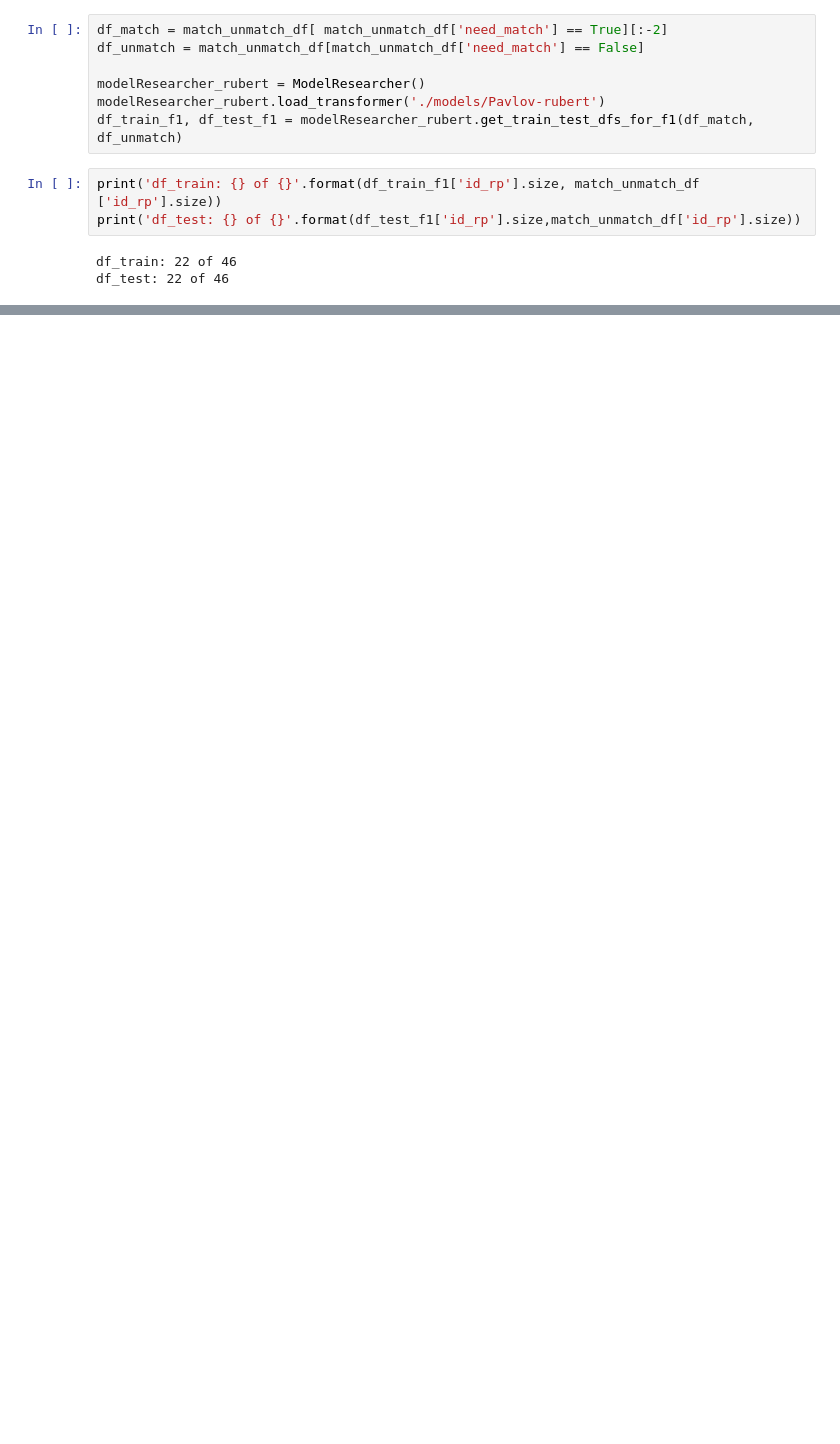
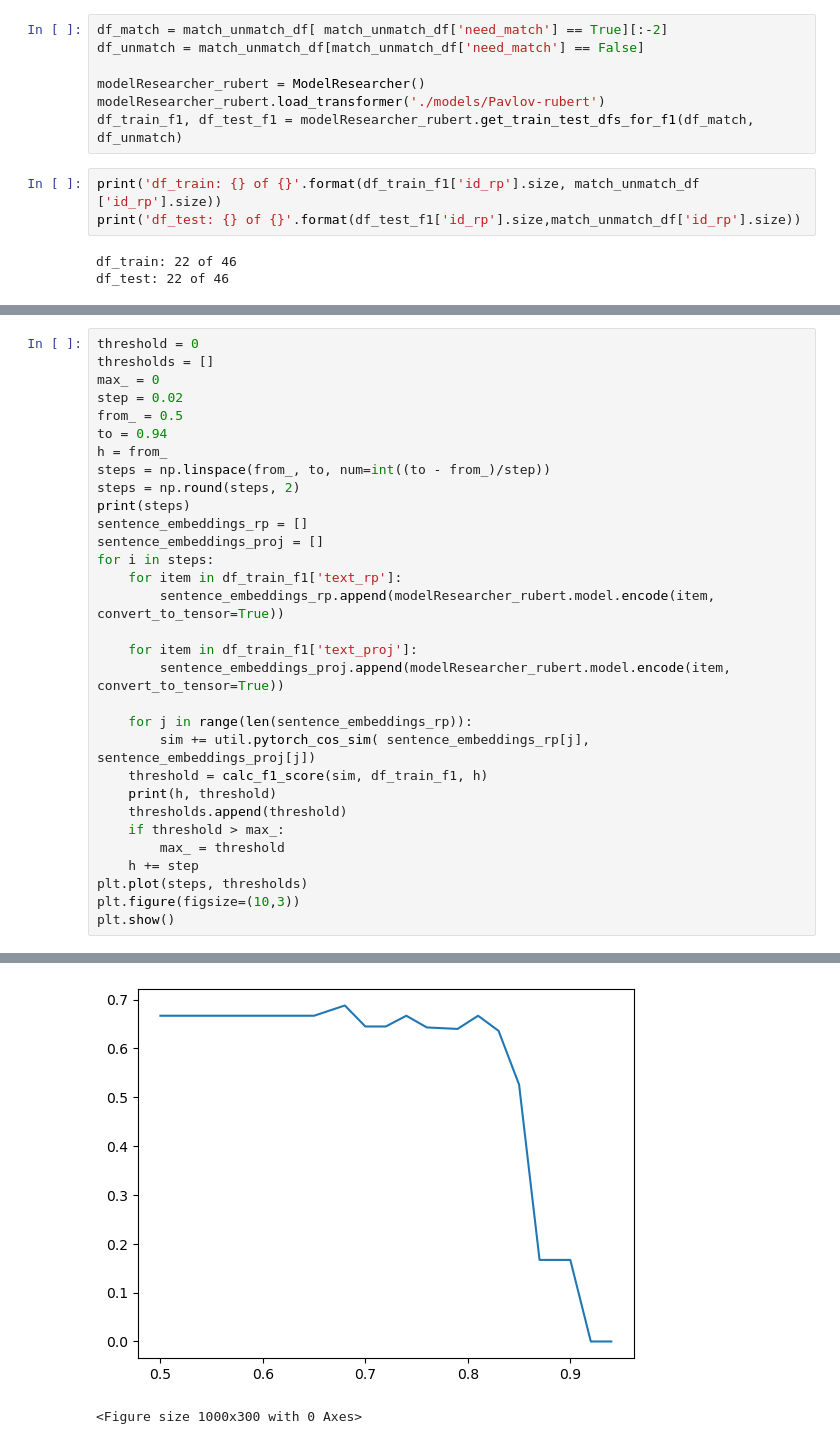
Before and after one commit to Andrexus23/Diploma-NLP, a Jupyter notebook: Notebooks/IntroSentenceTransformers.ipynb, the cells around one changed output, grey strips where cells are left out. Cells and saved outputs as stored; diff of their text form; blank space fills up the shorter version.

```diff
--- a/Notebooks/IntroSentenceTransformers.ipynb
+++ b/Notebooks/IntroSentenceTransformers.ipynb
@@ -337,0 +347,32 @@ df_train_f1
+# %%
+threshold = 0
+thresholds = []
+max_ = 0
+step = 0.02
+from_ = 0.5
+to = 0.94
+h = from_
+steps = np.linspace(from_, to, num=int((to - from_)/step))
+steps = np.round(steps, 2)
+print(steps)
+sentence_embeddings_rp = []
+sentence_embeddings_proj = []
+for i in steps:
+    for item in df_train_f1['text_rp']:
+        sentence_embeddings_rp.append(modelResearcher_rubert.model.encode(item, convert_to_tensor=True))
+
+    for item in df_train_f1['text_proj']:
+        sentence_embeddings_proj.append(modelResearcher_rubert.model.encode(item, convert_to_tensor=True))
+
+    for j in range(len(sentence_embeddings_rp)):
+        sim += util.pytorch_cos_sim( sentence_embeddings_rp[j], sentence_embeddings_proj[j])
+    threshold = calc_f1_score(sim, df_train_f1, h)
+    print(h, threshold)
+    thresholds.append(threshold)
+    if threshold > max_:
+        max_ = threshold
+    h += step
+plt.plot(steps, thresholds)
+plt.figure(figsize=(10,3))
+plt.show()
+# %% [output]
@@ -337,0 +396,2 @@ df_train_f1
+[figure, added]
+<Figure size 1000x300 with 0 Axes>
```
Also changed, not shown: parts of 14 cells of this notebook.
